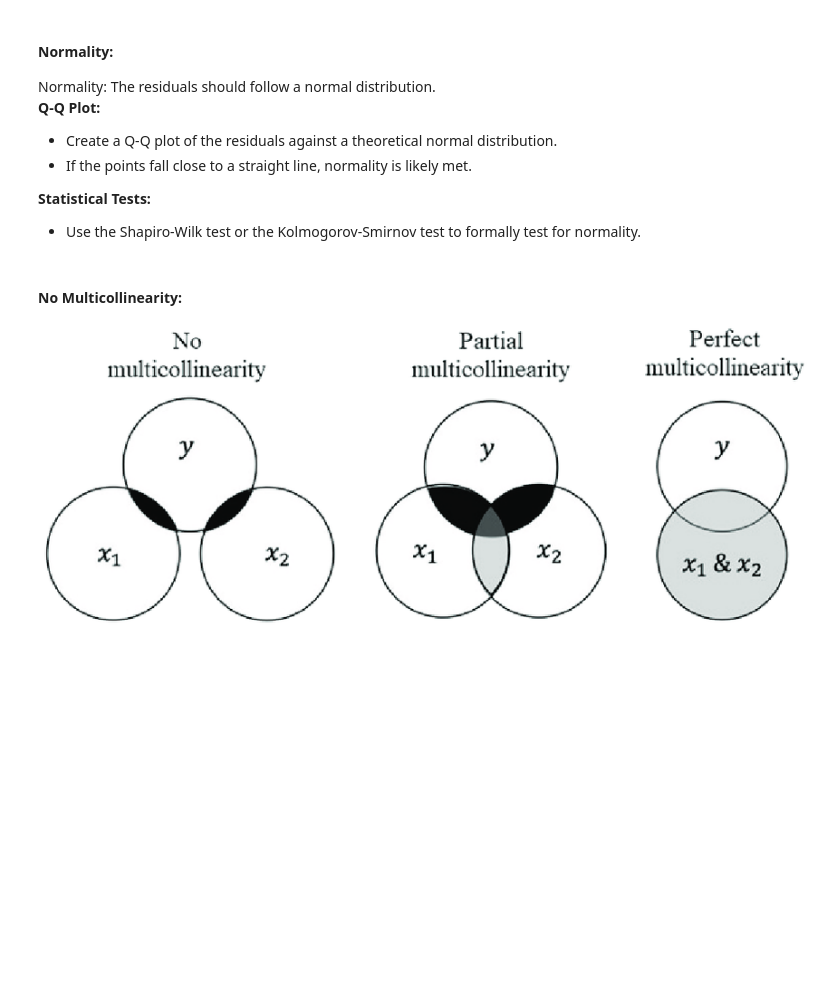
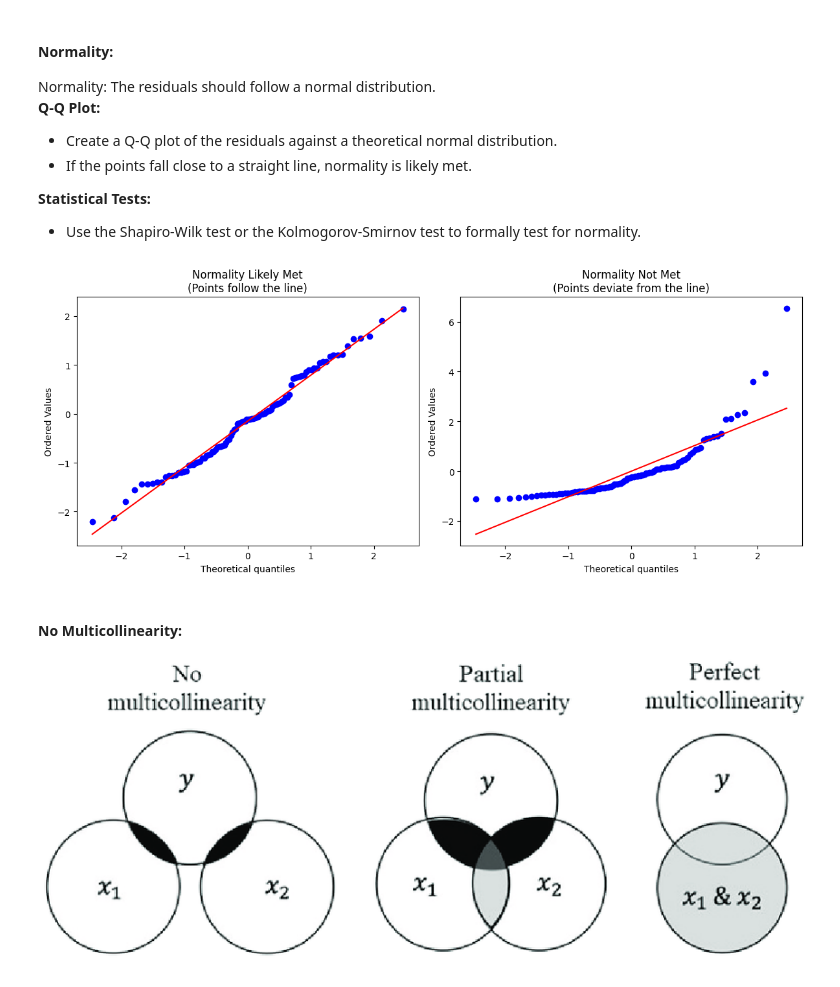
Before and after one commit to lex-devlin-til/dsny-data-science, a Jupyter notebook: Linear-Regression.ipynb, the cells around one changed output. Cells and saved outputs as stored; diff of their text form; code cells hidden in the pictures; blank space fills up the shorter version.

```diff
--- a/Linear-Regression.ipynb
+++ b/Linear-Regression.ipynb
@@ -85,6 +125,41 @@ Normality: The residuals should follow a normal distribution.
 
 **Statistical Tests:**
 - Use the Shapiro-Wilk test or the Kolmogorov-Smirnov test to formally test for normality.
+# %%
+import matplotlib.pyplot as plt
+import numpy as np
+import scipy.stats as stats
+
+np.random.seed(2025)
+
+n = 100
+
+# 1. Normality met: Data generated from a normal distribution
+data_normal = np.random.normal(loc=0, scale=1, size=n)
+
+# 2. Normality not met: Data generated from a skewed distribution (e.g., Exponential)
+# This creates a "curved" shape in the Q-Q plot
+data_non_normal = np.random.exponential(scale=1, size=n)
+# Center the residuals around 0
+data_non_normal = data_non_normal - np.mean(data_non_normal)
+
+# Create the plots
+fig, axs = plt.subplots(1, 2, figsize=(12, 5))
+
+# Plot 1: Normality Met
+# stats.probplot automatically calculates the theoretical quantiles and plots them
+# dist="norm" specifies we are comparing against a normal distribution
+stats.probplot(data_normal, dist="norm", plot=axs[0])
+axs[0].set_title("Normality Likely Met\n(Points follow the line)")
+
+# Plot 2: Normality Not Met
+stats.probplot(data_non_normal, dist="norm", plot=axs[1])
+axs[1].set_title("Normality Not Met\n(Points deviate from the line)")
+
+plt.tight_layout()
+plt.show()
+# %% [output]
+[figure, added]
 # %% [markdown]
 #### **No Multicollinearity:**
 
```
Also changed, not shown: parts of 45 cells of this notebook, 1 other file.
